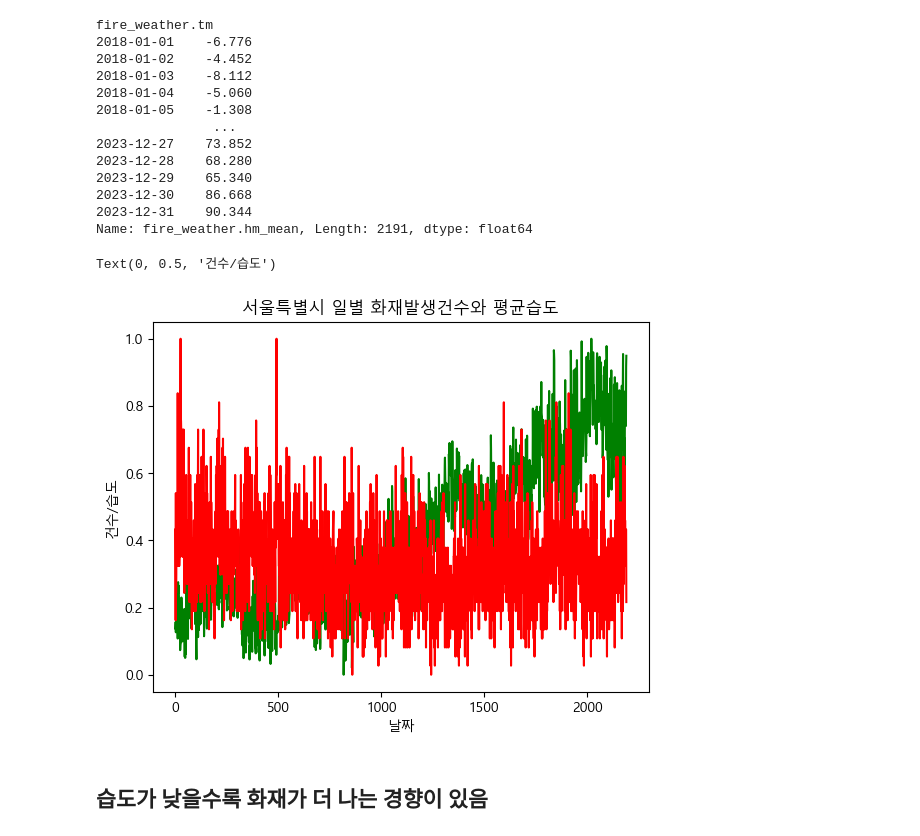
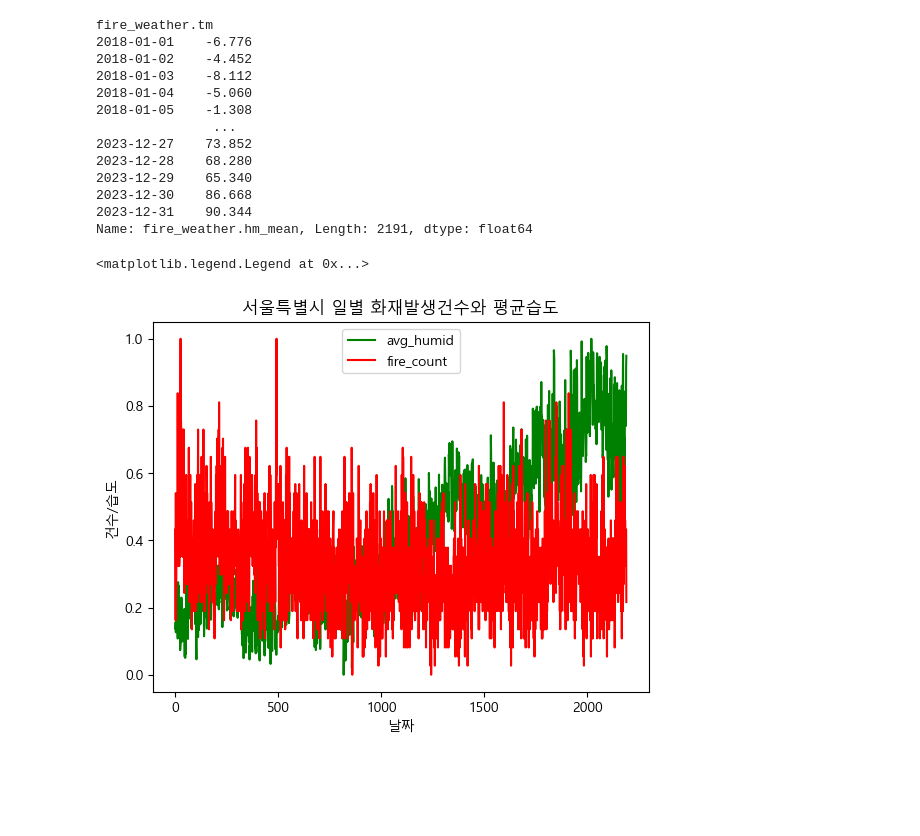
Before and after one commit to lookbackjh/KMA_Contest, a Jupyter notebook: task3.ipynb, the cells around one changed output. Saved outputs shown, nothing was run; the diff lists cells and outputs as text; code cells hidden in the pictures; blank space fills up the shorter version.

```diff
--- a/task3.ipynb
+++ b/task3.ipynb
@@ -217,12 +217,11 @@ fire_day_avg_humids=(fire_day_avg_humids-np.min(fire_day_avg_humids))/(np.max(fi
 # %%
 plt.plot(fire_day_avg_humids, label='avg_humid',color='green')
 plt.plot(fire_day_counts, label='fire_count',color='red')
 
 plt.title('서울특별시 일별 화재발생건수와 평균습도')
 plt.xlabel('날짜')
 plt.ylabel('건수/습도')
+plt.legend()
 # %% [output]
-Text(0, 0.5, '건수/습도')
+<matplotlib.legend.Legend at 0x...>
-[figure, old version]
+[figure, new version]
-# %% [markdown]
-## 습도가 낮을수록 화재가 더 나는 경향이 있음
```
Also changed, not shown: parts of 13 cells of this notebook.
